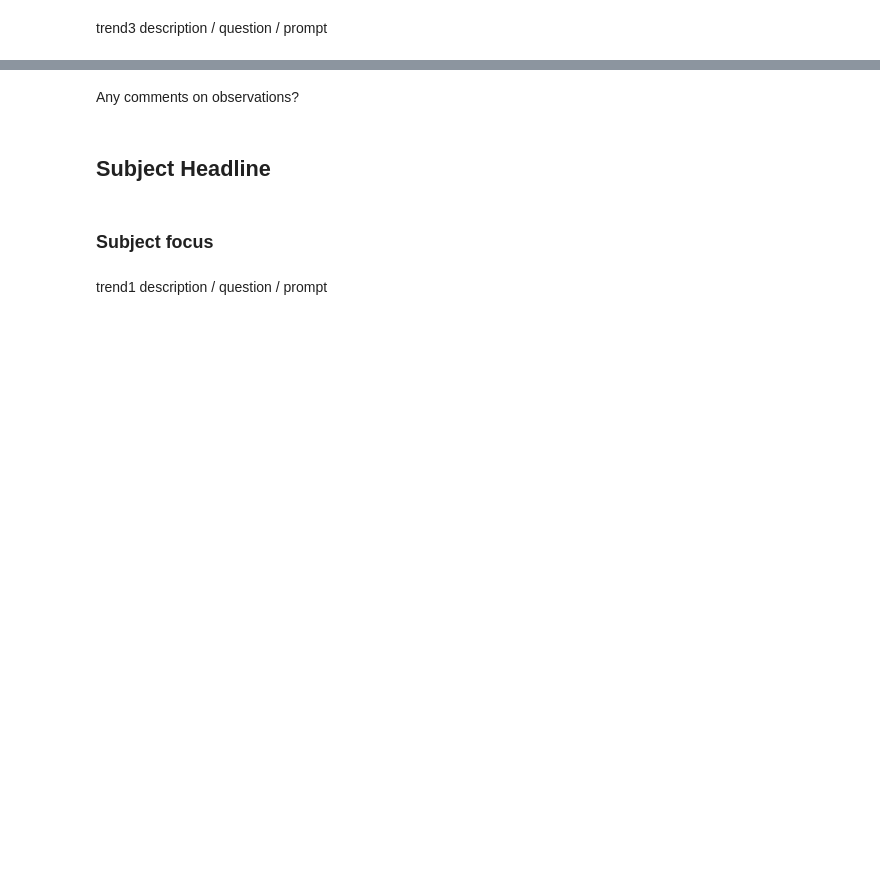
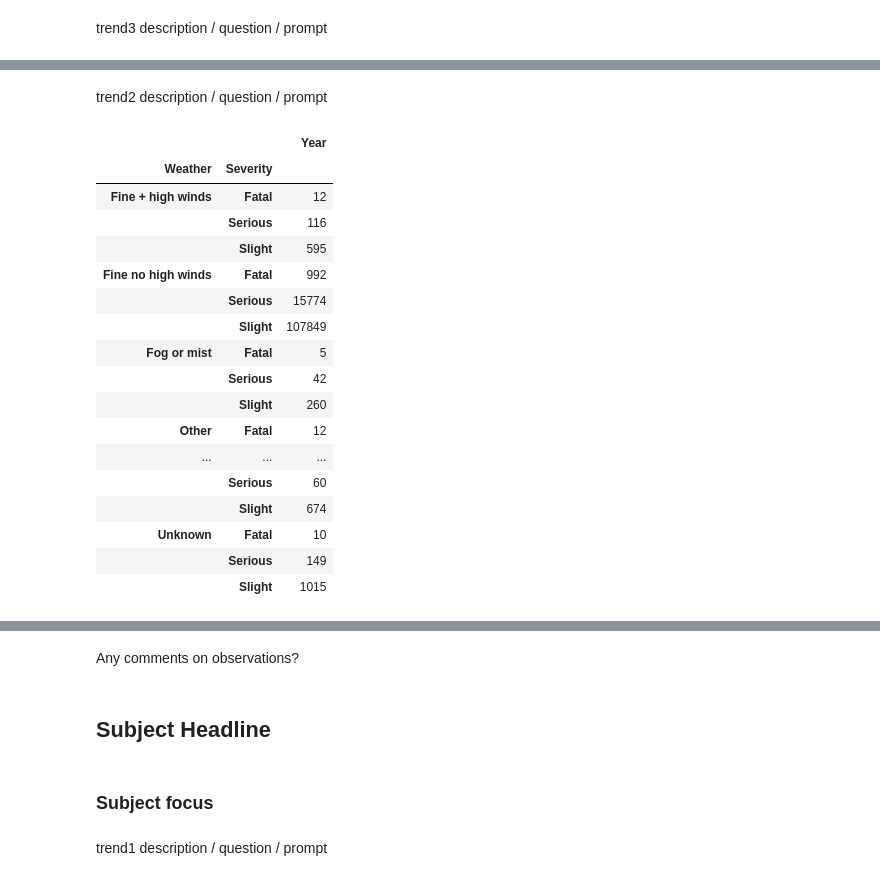
Before and after one commit to bailatrix/London-Traffic-Trends, a Jupyter notebook: main.ipynb, the cells around one changed output, grey strips where cells are left out. Saved outputs shown, nothing was run; the diff lists cells and outputs as text; code cells hidden in the pictures; blank space fills up the shorter version.

```diff
--- a/main.ipynb
+++ b/main.ipynb
@@ -141,0 +267,30 @@ trend3 description / question / prompt
+# %% [markdown]
+trend2 description / question / prompt
+# %%
+# pull above data - CHANGE data REFERENCE ( don't rewrite master copy of data )
+weather = df.groupby(['Weather','Severity']).count()
+
+# Convert to DataFrame
+weather_df = pd.DataFrame( weather )[['Year']]
+
+# Preview DataFrame
+weather_df
+# %% [output]
+|  |  | Year |
+| Weather | Severity |  |
+| Fine + high winds | Fatal | 12 |
+|  | Serious | 116 |
+|  | Slight | 595 |
+| Fine no high winds | Fatal | 992 |
+|  | Serious | 15774 |
+|  | Slight | 107849 |
+| Fog or mist | Fatal | 5 |
+|  | Serious | 42 |
+|  | Slight | 260 |
+| Other | Fatal | 12 |
+| ... | ... | ... |
+|  | Serious | 60 |
+|  | Slight | 674 |
+| Unknown | Fatal | 10 |
+|  | Serious | 149 |
+|  | Slight | 1015 |
```
Also changed, not shown: parts of 51 cells of this notebook.
